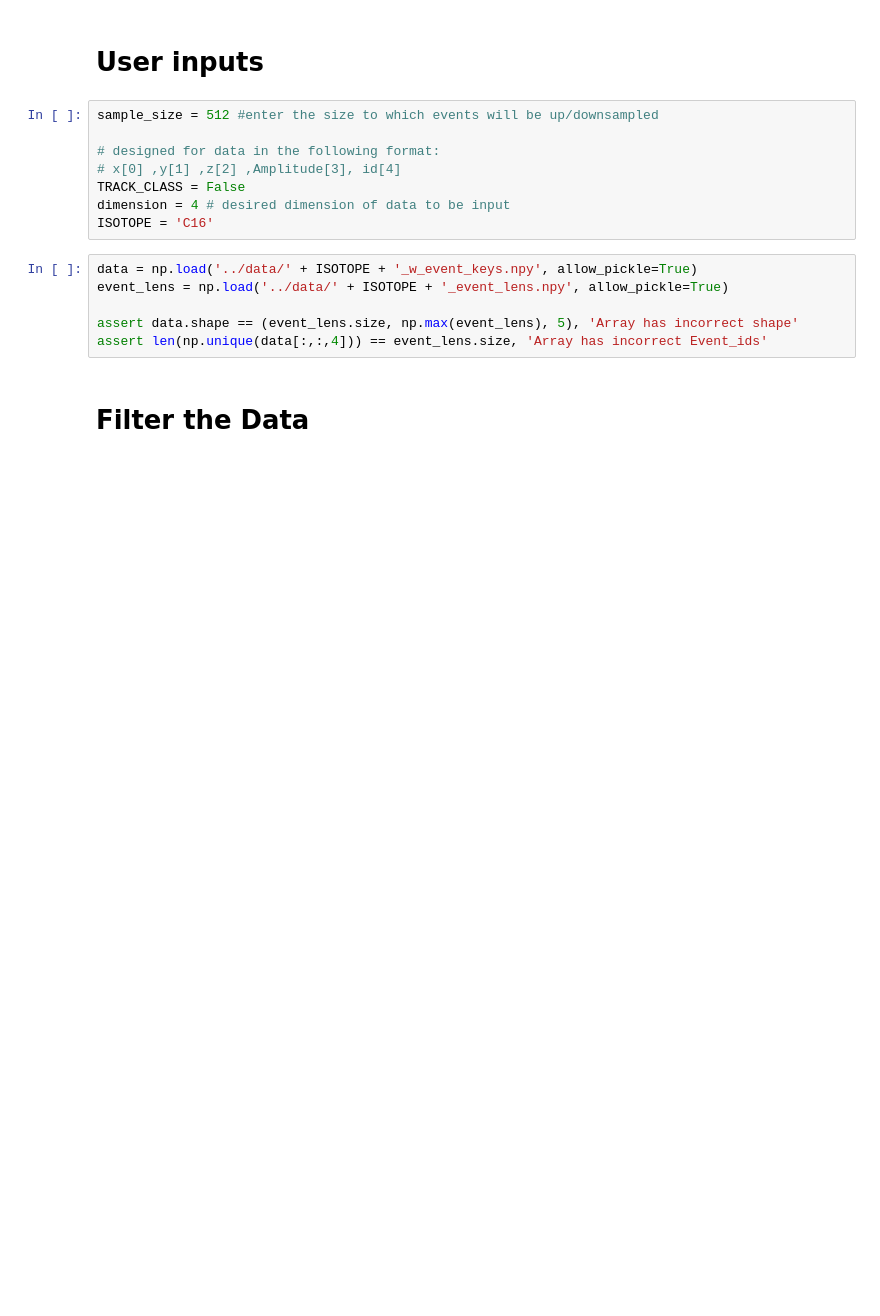
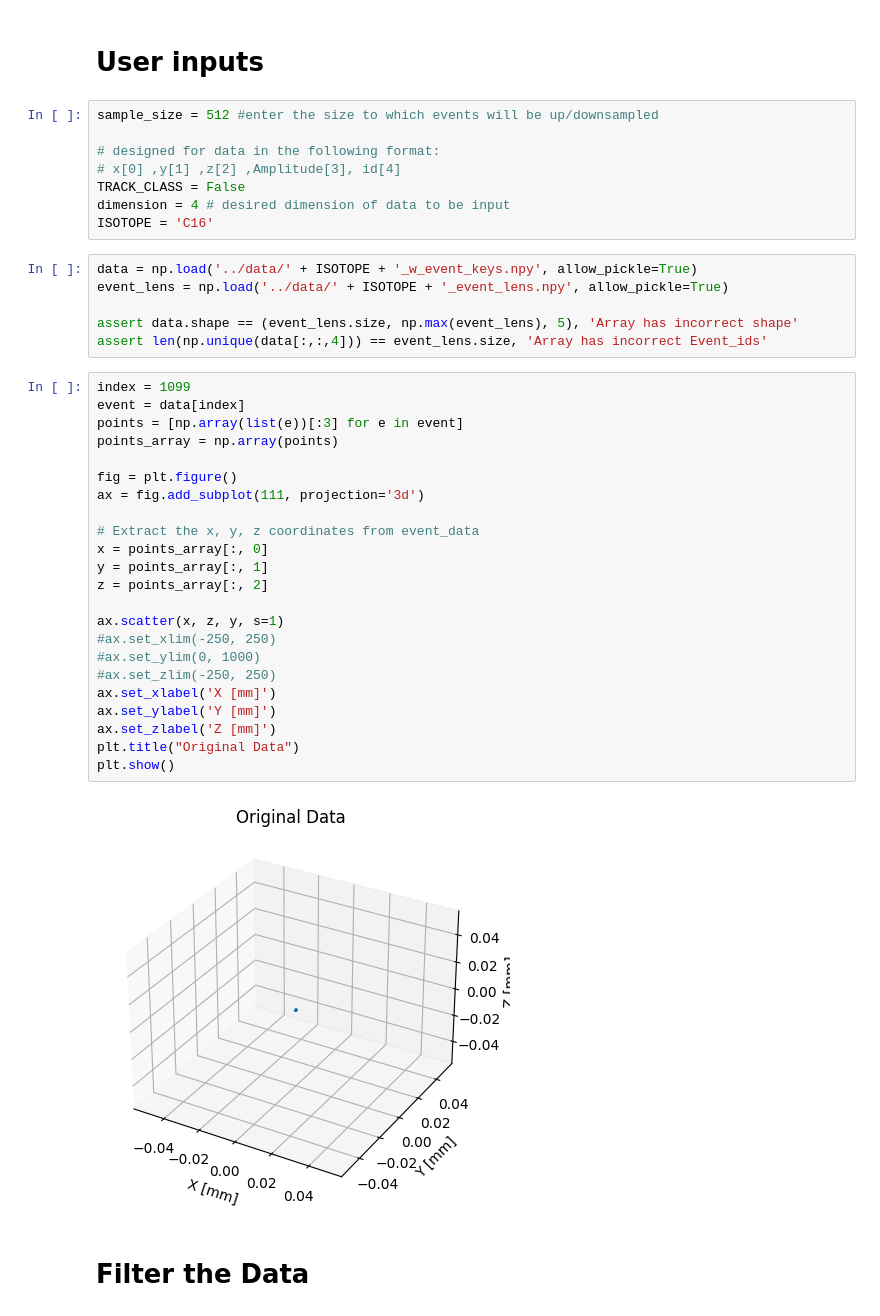
Before and after one commit to alpha-davidson/ATTPCLatent, a Jupyter notebook: C16_downstream/pipeline/C16_pipeline.ipynb, the cells around one changed output. Cells and saved outputs as stored; diff of their text form; blank space fills up the shorter version.

```diff
--- a/C16_downstream/pipeline/C16_pipeline.ipynb
+++ b/C16_downstream/pipeline/C16_pipeline.ipynb
@@ -24,6 +24,31 @@ event_lens = np.load('../data/' + ISOTOPE + '_event_lens.npy', allow_pickle=True
 
 assert data.shape == (event_lens.size, np.max(event_lens), 5), 'Array has incorrect shape'
 assert len(np.unique(data[:,:,4])) == event_lens.size, 'Array has incorrect Event_ids'
+# %%
+index = 1099
+event = data[index]
+points = [np.array(list(e))[:3] for e in event]
+points_array = np.array(points)
+
+fig = plt.figure()
+ax = fig.add_subplot(111, projection='3d')
+
+# Extract the x, y, z coordinates from event_data
+x = points_array[:, 0]
+y = points_array[:, 1]
+z = points_array[:, 2]
+
+ax.scatter(x, z, y, s=1)
+#ax.set_xlim(-250, 250)
+#ax.set_ylim(0, 1000)
+#ax.set_zlim(-250, 250)
+ax.set_xlabel('X [mm]')
+ax.set_ylabel('Y [mm]')
+ax.set_zlabel('Z [mm]')
+plt.title("Original Data")
+plt.show()
+# %% [output]
+[figure, added]
 # %% [markdown]
 # Filter the Data
 # %%
```
Also changed, not shown: parts of 16 cells of this notebook, 4 other files.
